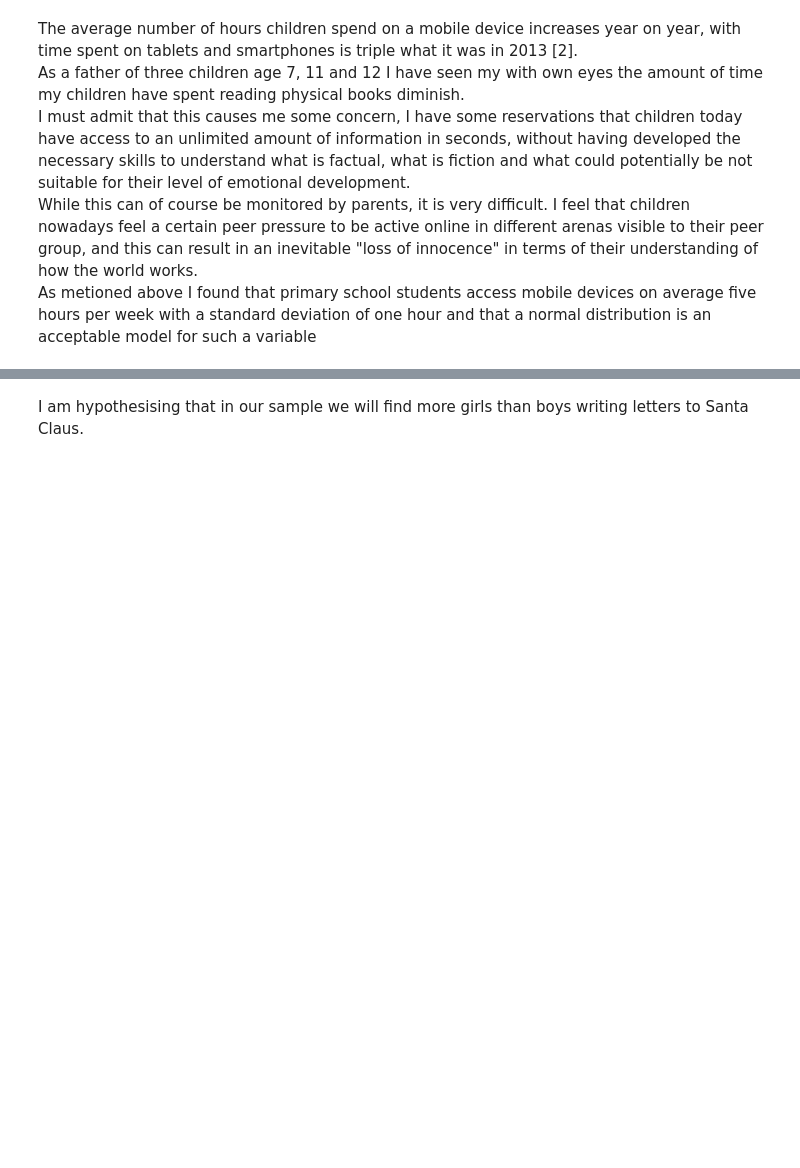
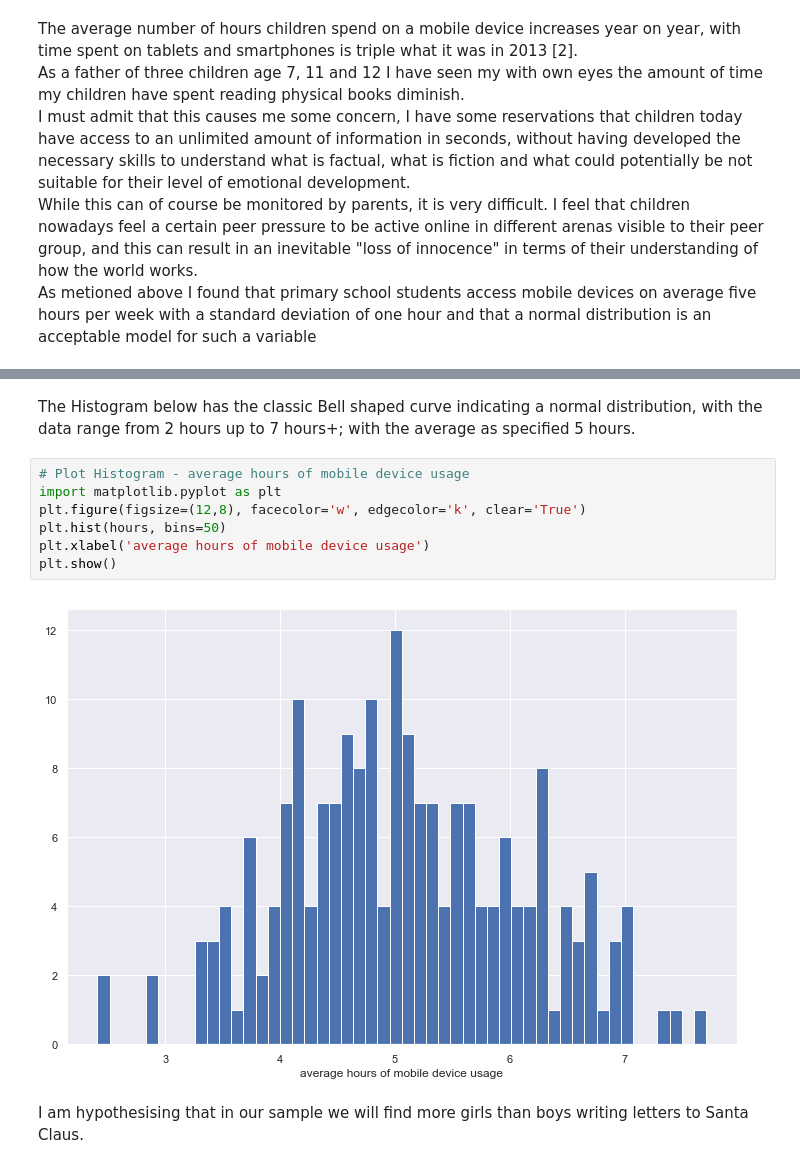
Before and after one commit to JulianConneely/Programming-for-Data-Analysis-Project-Dec18, a Jupyter notebook: Santa Claus.ipynb, the cells around one changed output, grey strips where cells are left out. Drawn from its saved outputs; the diff is of its cells as text; blank space fills up the shorter version.

Commit message:
adding Histogram

```diff
--- a/Santa Claus.ipynb
+++ b/Santa Claus.ipynb
@@ -105,3 +105,14 @@ array([4.87, 4.23, 4.2 , 3.89, 5.74, 4.66, 4.36, 4.89, 6.37, 4.49, 3.06,
+# %% [markdown]
+The Histogram below has the classic Bell shaped curve indicating a normal distribution, with the data range from 2 hours up to 7 hours+; with the average as specified 5 hours.
+# %%
+# Plot Histogram - average hours of mobile device usage
+import matplotlib.pyplot as plt
+plt.figure(figsize=(12,8), facecolor='w', edgecolor='k', clear='True')
+plt.hist(hours, bins=50)
+plt.xlabel('average hours of mobile device usage')
+plt.show()
+# %% [output]
+[figure, added]
 # %% [markdown]
 I am hypothesising that in our sample we will find more girls than boys writing letters to Santa Claus.
 # %%
```
Also changed, not shown: parts of 1 cell of this notebook.
